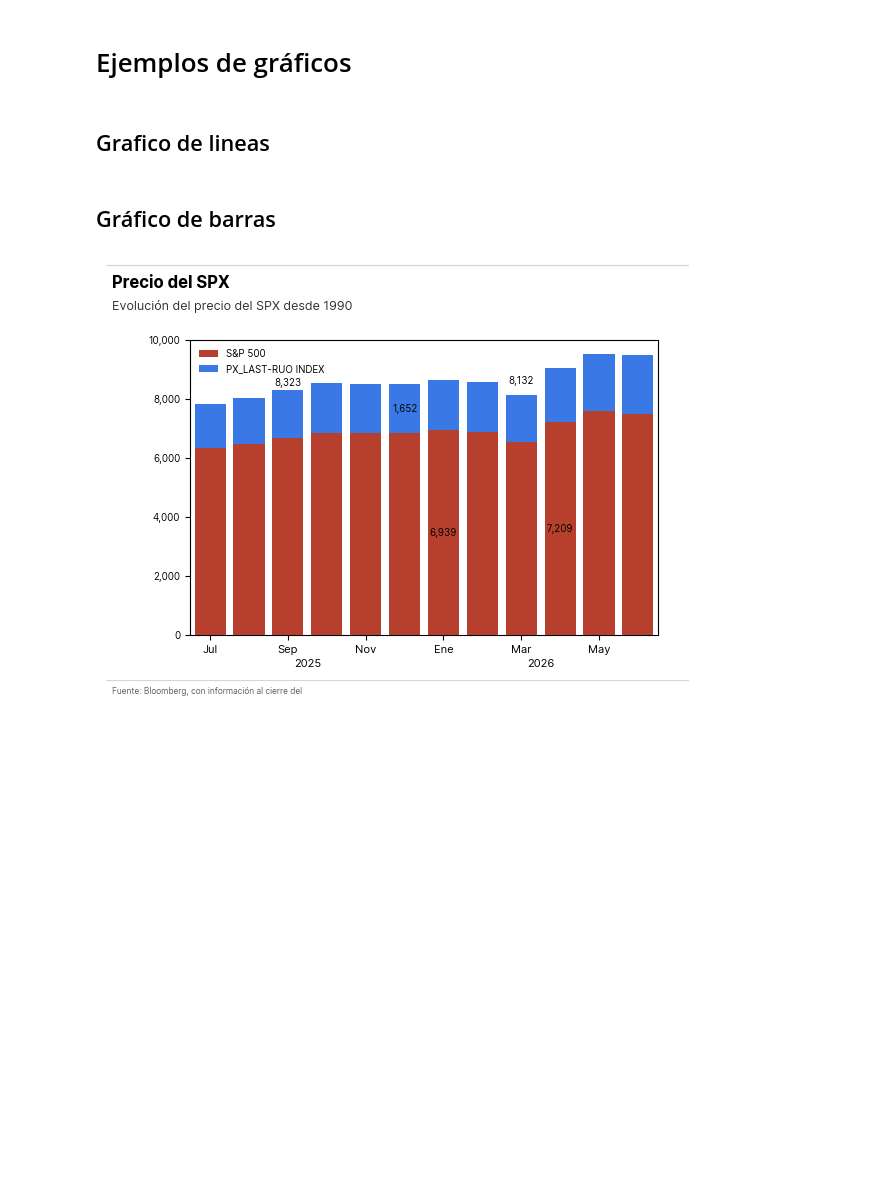
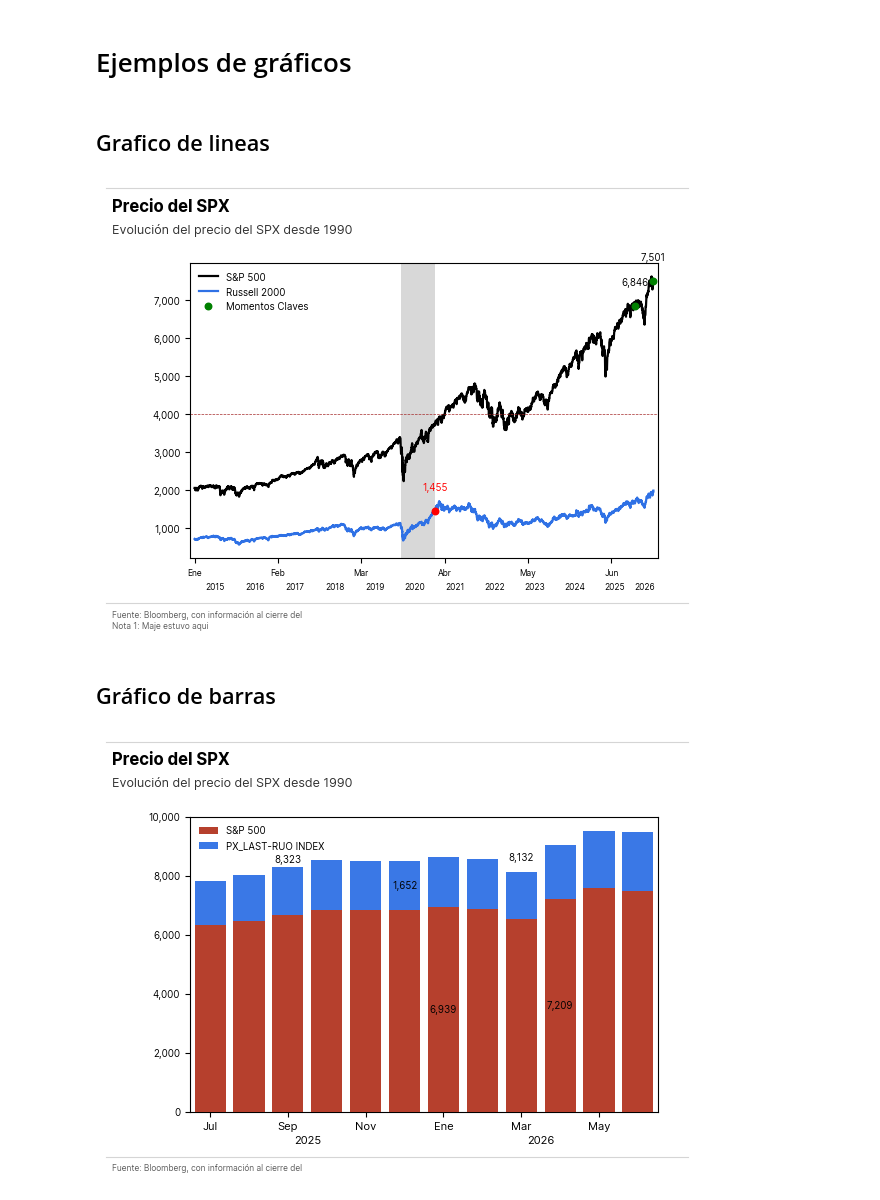
Before and after one commit to jc-ocampob/helpers_ps, a Jupyter notebook: Ejemplos.ipynb, the cells around one changed output. Saved outputs shown, nothing was run; the diff lists cells and outputs as text; code cells hidden in the pictures; blank space fills up the shorter version.

```diff
--- a/Ejemplos.ipynb
+++ b/Ejemplos.ipynb
@@ -89,41 +89,43 @@ graph.graph_line(
             ),
             tag = dict(                                                                                             # Hereda todas las funcionalidad de self.etiqueta_valor()
                 bg_color="none"
-            )
+            ),
+            legend_label="Momentos Claves"
         ),
         "2": dict(
             ticker="PX_LAST-RUO INDEX",
             x_values = [pd.Timestamp("2020-12-31")],
             template = "{y_value:,.0f}",
             show="dot_tag",
             dot = dict(
                 size=22,
                 zorder=50,
                 color="red"
             ),
             tag = dict(
                 bg_color="none",
                 font_color="red"
             )
         ),
     },
     legend = dict(                                                                                                  # Hereda todas las funcionalidad de self.add_legend()
         show = True,
+        ncol=1
     ),
     hlines=dict(                                                                                                    # Hereda todas las funcionalidades de self.horizontal_lines()
         y_values=[4000],
         linestyle="--",
         color="brown"
     )
 )
 # Agregar recesiones al grafico de lineas
 graph.add_recesiones(
     country="Peru"
 )
 # Guardar grafico en dict
 dict_ejemplos = {}
-
-graph.save(dict_ejemplos, name="Precio_SPX")
+# %% [output]
+[figure, added]
 # %% [markdown]
 ## Gráfico de barras
 # %%
```
Also changed, not shown: parts of 3 cells of this notebook, 1 other file.
